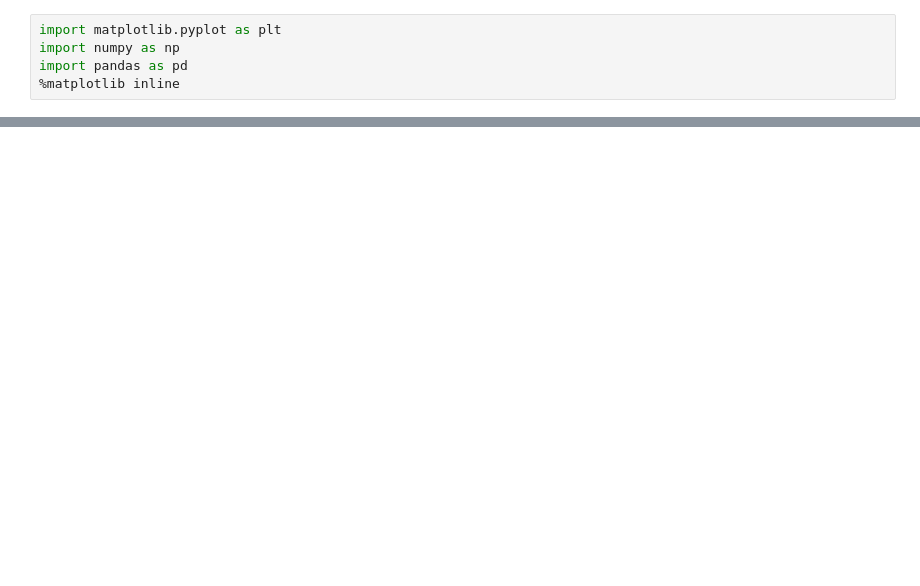
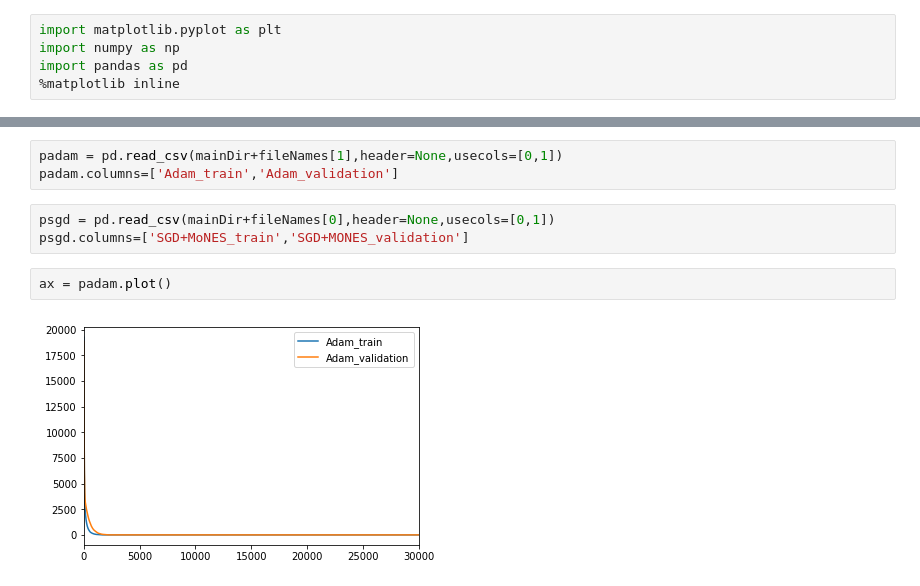
Before and after one commit to lilanpei/Monks, a Jupyter notebook: UsedFiles/Notebooks/FinalModelsPlots.ipynb, the cells around one changed output, grey strips where cells are left out. Saved outputs shown, nothing was run; the diff lists cells and outputs as text; blank space fills up the shorter version.

```diff
--- a/UsedFiles/Notebooks/FinalModelsPlots.ipynb
+++ b/UsedFiles/Notebooks/FinalModelsPlots.ipynb
@@ -36,0 +30,10 @@ for f in fileNames:
+# %%
+padam = pd.read_csv(mainDir+fileNames[1],header=None,usecols=[0,1])
+padam.columns=['Adam_train','Adam_validation']
+# %%
+psgd = pd.read_csv(mainDir+fileNames[0],header=None,usecols=[0,1])
+psgd.columns=['SGD+MoNES_train','SGD+MONES_validation']
+# %%
+ax = padam.plot()
+# %% [output]
+[figure, added]
```
Also changed, not shown: parts of 5 cells of this notebook, 11 other files.
